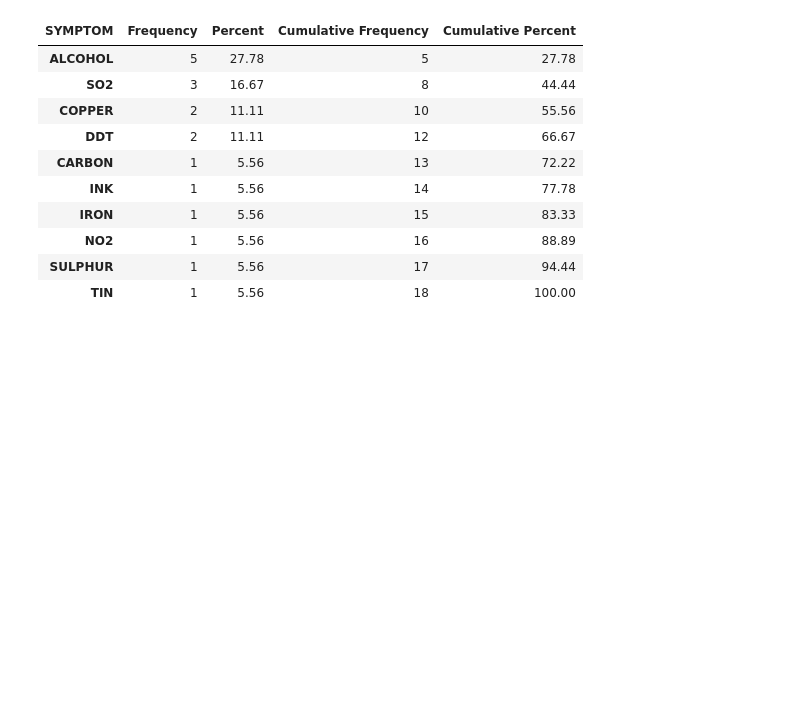
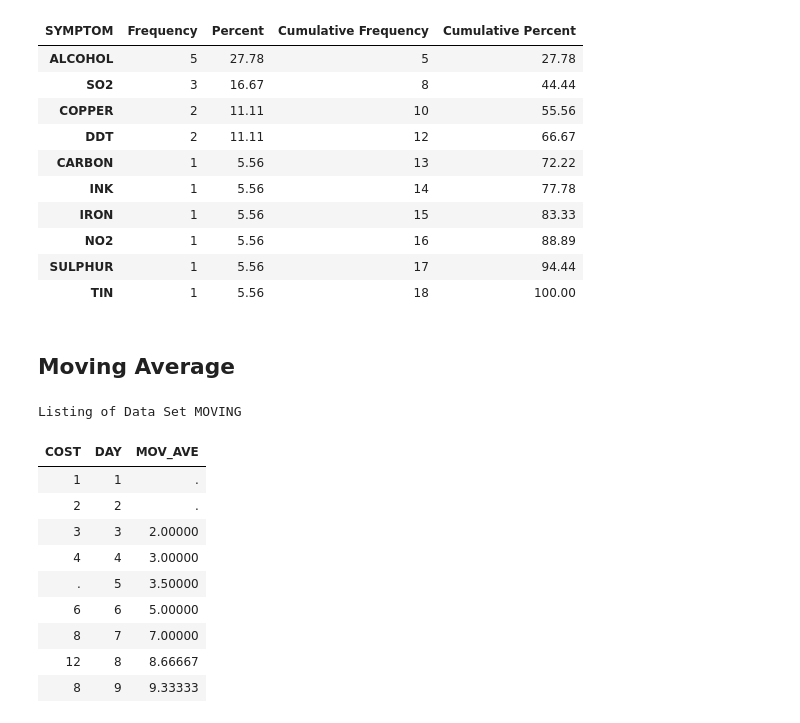
Before and after one commit to kevinwkc/my_sas, a Jupyter notebook: FUNCTION.ipynb, the cells around one changed output. Saved outputs shown, nothing was run; the diff lists cells and outputs as text; code cells hidden in the pictures; blank space fills up the shorter version.

```diff
--- a/FUNCTION.ipynb
+++ b/FUNCTION.ipynb
@@ -368,3 +368,32 @@ The FREQ Procedure
 | NO2 | 1 | 5.56 | 16 | 88.89 |
 | SULPHUR | 1 | 5.56 | 17 | 94.44 |
 | TIN | 1 | 5.56 | 18 | 100.00 |
+# %% [markdown]
+Moving Average
+----------------
+# %%
+DATA MOVING;
+   INPUT COST @@;
+   DAY+1;
+   COST1=LAG(COST);
+   COST2=LAG2(COST);
+   IF _N_ GE 3 THEN MOV_AVE = MEAN (OF COST COST1 COST2);
+   DROP COST1 COST2;
+DATALINES;
+1 2 3 4 . 6 8 12 8
+;
+PROC PRINT DATA=MOVING NOOBS;
+   TITLE 'Listing of Data Set MOVING';
+RUN;
+# %% [output]
+Listing of Data Set MOVING
+| COST | DAY | MOV_AVE |
+| 1 | 1 | . |
+| 2 | 2 | . |
+| 3 | 3 | 2.00000 |
+| 4 | 4 | 3.00000 |
+| . | 5 | 3.50000 |
+| 6 | 6 | 5.00000 |
+| 8 | 7 | 7.00000 |
+| 12 | 8 | 8.66667 |
+| 8 | 9 | 9.33333 |
```
Also changed, not shown: parts of 3 cells of this notebook.
